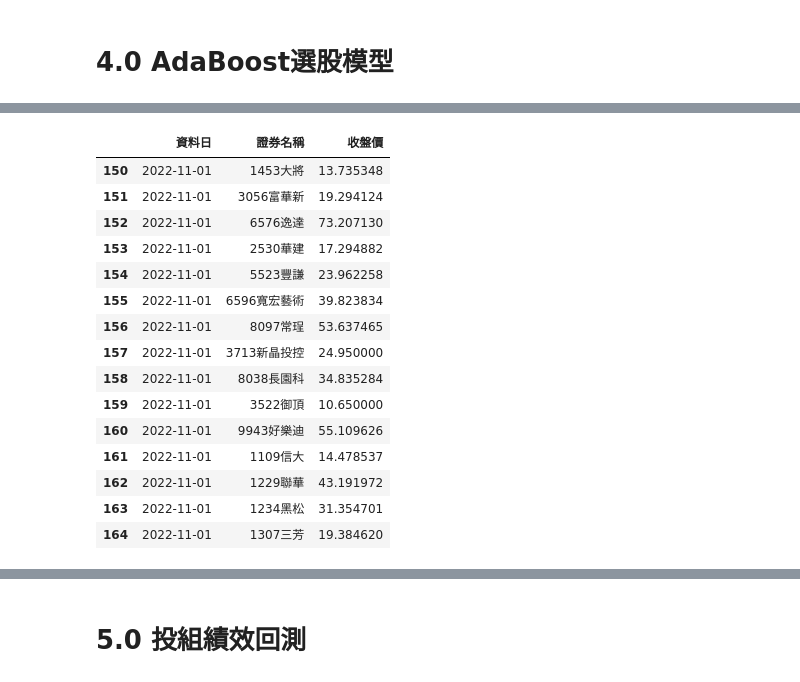
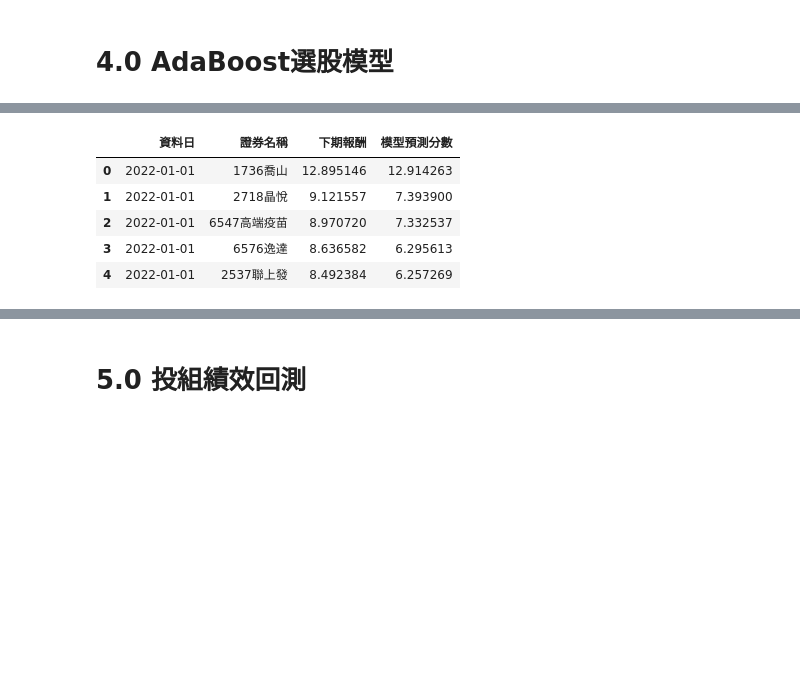
Before and after one commit to KaiXiangC/Python_Factor-Investing_Final-Project, a Jupyter notebook: D1087812_王歆.ipynb, the cells around one changed output, grey strips where cells are left out. Saved outputs shown, nothing was run; the diff lists cells and outputs as text; code cells hidden in the pictures; blank space fills up the shorter version.

```diff
--- a/D1087812_王歆.ipynb
+++ b/D1087812_王歆.ipynb
@@ -258,45 +252,35 @@ df_feature_m[df_feature_m['證券名稱'] == '1101台泥'].tail()
 # %%
 # 切分訓練期和測試期
 train_start_st = '2020-01-01'
 test_start_st= '2022-01-01'
 test_end_dt = '2023-11-30'
 df_train = df_feature_m[df_feature_m['資料日'] >= train_start_st]
 df_train = df_train[df_train['資料日'] < test_start_st]
 df_test = df_feature_m[df_feature_m['資料日'] >= test_start_st]
 df_test = df_test[df_test['資料日'] <= test_end_dt]
 
 ##################
 # 每期選幾檔股票(可調整)
-                                                                                                                                                                                                                                                                                                                                                                                                                                                                                                                                                                                                                                            portfolio_stock_num = 15
+portfolio_stock_num = 15
 ##################
 
 # 模型訓練及選股
 # model = xgboost.XGBRegressor()
 #model = DecisionTreeRegressor(max_depth=3)
 model = AdaBoostRegressor()
 model.fit(df_train[feature_list],df_train['下期報酬'])
 
 df_test['模型預測分數'] = model.predict(df_test[feature_list])
-#df_test = df_test[(df_test['普通股股本']<=2000000) & (df_test['收盤價']<=70)]
+df_test = df_test[(df_test['模型預測分數']>=5)]
 df_test = df_test.sort_values(['資料日','模型預測分數'],ascending=[1,0])
-df_select = df_test.groupby('資料日').apply(lambda x : x.head(portfolio_stock_num)).reset_index(drop=True)[['資料日','證券名稱','收盤價']]
-df_select[df_select['資料日']=='2022-11-01']
+df_select = df_test.groupby('資料日').apply(lambda x : x.head(portfolio_stock_num)).reset_index(drop=True)[['資料日','證券名稱','下期報酬','模型預測分數']]
+df_select[df_select['資料日']=='2022-01-01']
 # %% [output]
-|  | 資料日 | 證券名稱 | 收盤價 |
-| 150 | 2022-11-01 | 1453大將 | 13.735348 |
-| 151 | 2022-11-01 | 3056富華新 | 19.294124 |
-| 152 | 2022-11-01 | 6576逸達 | 73.207130 |
-| 153 | 2022-11-01 | 2530華建 | 17.294882 |
-| 154 | 2022-11-01 | 5523豐謙 | 23.962258 |
-| 155 | 2022-11-01 | 6596寬宏藝術 | 39.823834 |
-| 156 | 2022-11-01 | 8097常珵 | 53.637465 |
-| 157 | 2022-11-01 | 3713新晶投控 | 24.950000 |
-| 158 | 2022-11-01 | 8038長園科 | 34.835284 |
-| 159 | 2022-11-01 | 3522御頂 | 10.650000 |
-| 160 | 2022-11-01 | 9943好樂迪 | 55.109626 |
-| 161 | 2022-11-01 | 1109信大 | 14.478537 |
-| 162 | 2022-11-01 | 1229聯華 | 43.191972 |
-| 163 | 2022-11-01 | 1234黑松 | 31.354701 |
-| 164 | 2022-11-01 | 1307三芳 | 19.384620 |
+|  | 資料日 | 證券名稱 | 下期報酬 | 模型預測分數 |
+| 0 | 2022-01-01 | 1736喬山 | 12.895146 | 12.914263 |
+| 1 | 2022-01-01 | 2718晶悅 | 9.121557 | 7.393900 |
+| 2 | 2022-01-01 | 6547高端疫苗 | 8.970720 | 7.332537 |
+| 3 | 2022-01-01 | 6576逸達 | 8.636582 | 6.295613 |
+| 4 | 2022-01-01 | 2537聯上發 | 8.492384 | 6.257269 |
 # %%
 
```
Also changed, not shown: parts of 7 cells of this notebook.
